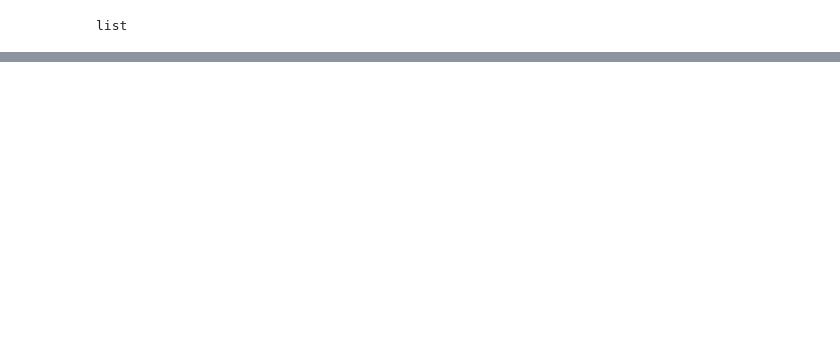
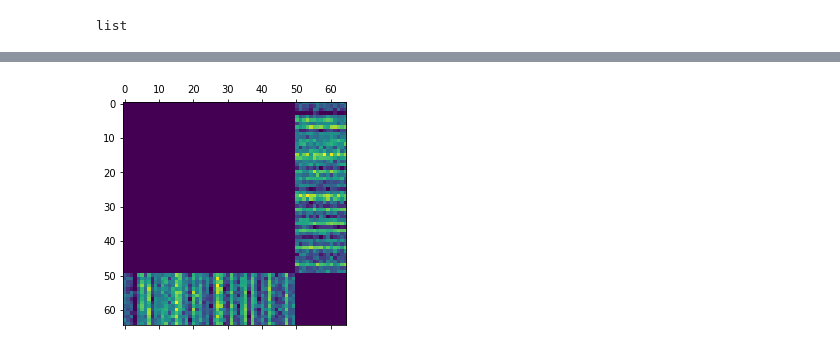
Before and after one commit to jandoubek/pvs-2018, a Jupyter notebook: evaluation_env/prvniUpravaDoGrafu.ipynb, the cells around one changed output, grey strips where cells are left out. Drawn from its saved outputs; the diff is of its cells as text; code cells hidden in the pictures; blank space fills up the shorter version.

```diff
--- a/evaluation_env/prvniUpravaDoGrafu.ipynb
+++ b/evaluation_env/prvniUpravaDoGrafu.ipynb
@@ -37,0 +89,4 @@ for G, param in zip(graphs, params):
+# %%
+showAdjacency(taste_graph)
+# %% [output]
+[figure, added]
```
Also changed, not shown: parts of 31 cells of this notebook.
